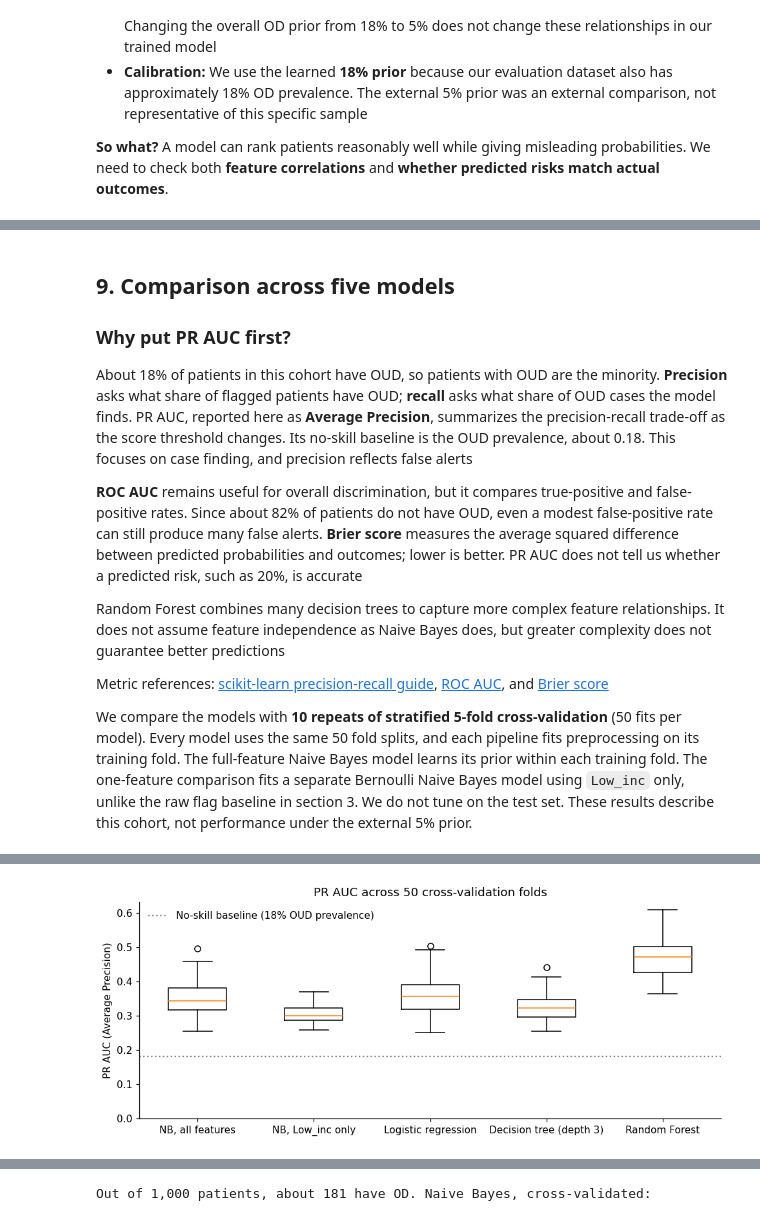
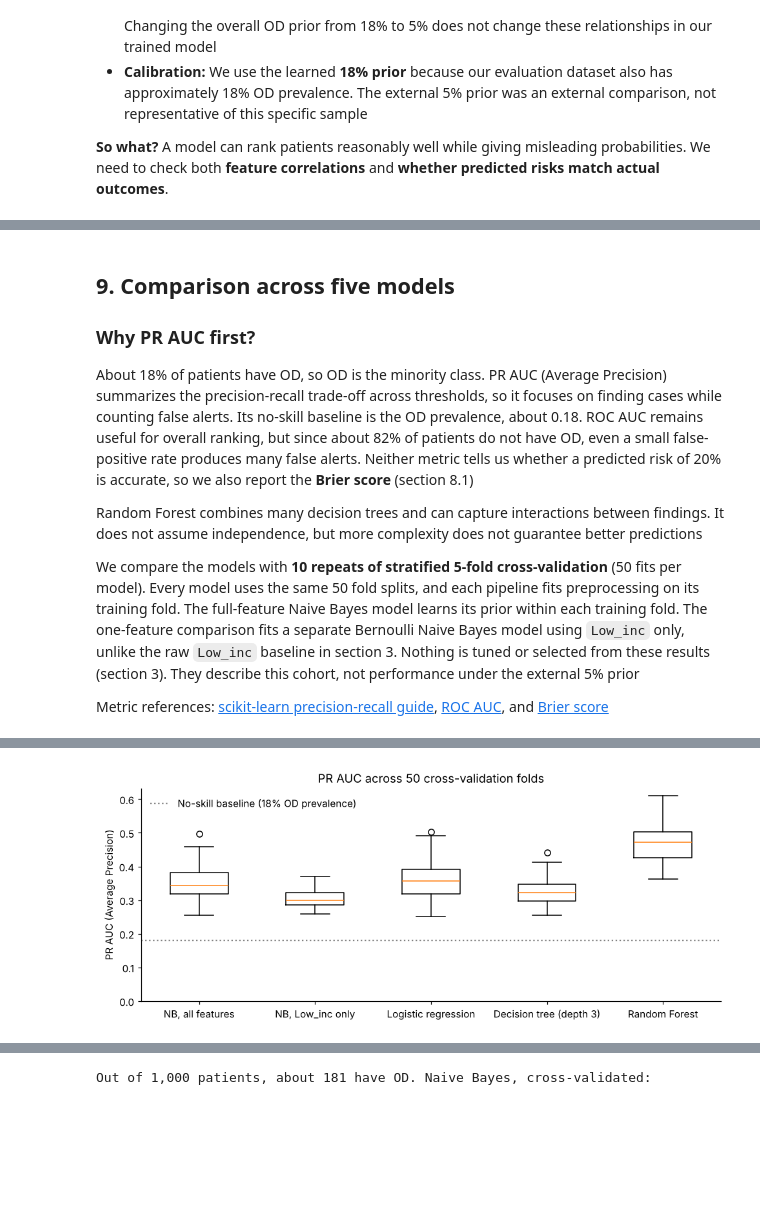
Before and after one commit to IE-ML-for-Healthcare/Bayesian-in-HC, a Jupyter notebook: 04_naive_bayes_opioid_demo_v2.ipynb, the cells around one changed output, grey strips where cells are left out. Drawn from its saved outputs; the diff is of its cells as text; code cells hidden in the pictures; blank space fills up the shorter version.

Commit message:
Implement code changes to enhance functionality and improve performance

```diff
--- a/04_naive_bayes_opioid_demo_v2.ipynb
+++ b/04_naive_bayes_opioid_demo_v2.ipynb
@@ -661,7 +667,7 @@ for a, j, name in [(ax[0], j_v, "V"), (ax[1], j_li, "Low_inc")]:
     for c, col, lab in [(1, C_OD, "OD"), (0, C_NO, "No OD")]:
         k, n = fc[c, j], nb_c[c]
         a.plot(xs, stats.beta(k + 1, n - k + 1).pdf(xs), color=col, lw=2, label=f"{lab}: Beta({k+1:.0f}, {n-k+1:.0f})")
-    a.set(title=f"Posterior belief about P({name}=1 | class)", xlabel="Share of patients with the flag"); a.legend(fontsize=8)
+    a.set(title=f"Posterior belief about P({name}=1 | class)", xlabel="Share of patients with the finding"); a.legend(fontsize=8)
 plt.tight_layout(); plt.show()
 # %% [output]
 Training counts | V: 12/136 OD patients vs 34/614 non-OD
@@ -1026,17 +1034,15 @@ plt.tight_layout(); plt.show()
 # %% [markdown]
 ## 9. Comparison across five models
 
-### Why put PR AUC first?
+### Why PR AUC first?
 
-About 18% of patients in this cohort have OUD, so patients with OUD are the minority. **Precision** asks what share of flagged patients have OUD; **recall** asks what share of OUD cases the model finds. PR AUC, reported here as **Average Precision**, summarizes the precision-recall trade-off as the score threshold changes. Its no-skill baseline is the OUD prevalence, about 0.18. This focuses on case finding, and precision reflects false alerts
+About 18% of patients have OD, so OD is the minority class. PR AUC (Average Precision) summarizes the precision-recall trade-off across thresholds, so it focuses on finding cases while counting false alerts. Its no-skill baseline is the OD prevalence, about 0.18. ROC AUC remains useful for overall ranking, but since about 82% of patients do not have OD, even a small false-positive rate produces many false alerts. Neither metric tells us whether a predicted risk of 20% is accurate, so we also report the **Brier score** (section 8.1)
 
-**ROC AUC** remains useful for overall discrimination, but it compares true-positive and false-positive rates. Since about 82% of patients do not have OUD, even a modest false-positive rate can still produce many false alerts. **Brier score** measures the average squared difference between predicted probabilities and outcomes; lower is better. PR AUC does not tell us whether a predicted risk, such as 20%, is accurate
+Random Forest combines many decision trees and can capture interactions between findings. It does not assume independence, but more complexity does not guarantee better predictions
 
-Random Forest combines many decision trees to capture more complex feature relationships. It does not assume feature independence as Naive Bayes does, but greater complexity does not guarantee better predictions
+We compare the models with **10 repeats of stratified 5-fold cross-validation** (50 fits per model). Every model uses the same 50 fold splits, and each pipeline fits preprocessing on its training fold. The full-feature Naive Bayes model learns its prior within each training fold. The one-feature comparison fits a separate Bernoulli Naive Bayes model using `Low_inc` only, unlike the raw `Low_inc` baseline in section 3. Nothing is tuned or selected from these results (section 3). They describe this cohort, not performance under the external 5% prior
 
 Metric references: [scikit-learn precision-recall guide](https://scikit-learn.org/stable/auto_examples/model_selection/plot_precision_recall.html), [ROC AUC](https://scikit-learn.org/stable/modules/generated/sklearn.metrics.roc_auc_score.html), and [Brier score](https://scikit-learn.org/stable/modules/generated/sklearn.metrics.brier_score_loss.html)
-
-We compare the models with **10 repeats of stratified 5-fold cross-validation** (50 fits per model). Every model uses the same 50 fold splits, and each pipeline fits preprocessing on its training fold. The full-feature Naive Bayes model learns its prior within each training fold. The one-feature comparison fits a separate Bernoulli Naive Bayes model using `Low_inc` only, unlike the raw flag baseline in section 3. We do not tune on the test set. These results describe this cohort, not performance under the external 5% prior.
 # %%
 models = {
     "NB, all features": nb_pipe,
@@ -1056,35 +1062,35 @@ rcv = RepeatedStratifiedKFold(n_splits=5, n_repeats=10, random_state=0)
 cv_splits = list(rcv.split(X, y))
 res = {n: cross_validate(m, X, y, cv=cv_splits,
                          scoring=["roc_auc", "average_precision", "neg_brier_score"])
        for n, m in models.items()}
 
 summary = pd.DataFrame({n: {"PR AUC (Average Precision)": r["test_average_precision"].mean(),
                             "PR AUC sd": r["test_average_precision"].std(),
                             "ROC AUC": r["test_roc_auc"].mean(),
                             "ROC AUC sd": r["test_roc_auc"].std(),
                             "Brier score (lower=better)": -r["test_neg_brier_score"].mean(),
                             "Brier score sd": r["test_neg_brier_score"].std()} for n, r in res.items()}).T
 display(summary.style.format(precision=3))
 
 fig, ax = plt.subplots(figsize=(9, 3.8))
 ax.boxplot([r["test_average_precision"] for r in res.values()])
 ax.set_xticks(range(1, len(res) + 1), list(res))
 baseline = y.mean()
 ax.axhline(baseline, c="grey", ls=":",
-           label=f"No-skill baseline ({baseline:.0%} OUD prevalence)")
+           label=f"No-skill baseline ({baseline:.0%} OD prevalence)")
 ax.set_ylim(bottom=0)
 ax.set(ylabel="PR AUC (Average Precision)",
        title="PR AUC across 50 cross-validation folds")
 ax.legend(frameon=False, loc="upper left")
 plt.tight_layout(); plt.show()
 # %% [output]
 |  | PR AUC (Average Precision) | PR AUC sd | ROC AUC | ROC AUC sd | Brier score (lower=better) | Brier score sd |
 | NB, all features | 0.354 | 0.048 | 0.692 | 0.049 | 0.145 | 0.011 |
 | NB, Low_inc only | 0.306 | 0.028 | 0.701 | 0.030 | 0.132 | 0.005 |
 | Logistic regression | 0.359 | 0.050 | 0.705 | 0.038 | 0.136 | 0.006 |
 | Decision tree (depth 3) | 0.325 | 0.040 | 0.711 | 0.040 | 0.137 | 0.007 |
 | Random Forest | 0.475 | 0.059 | 0.787 | 0.033 | 0.127 | 0.004 |
-[figure, old version]
+[figure, new version]
 # %% [markdown]
 **Takeaways**
 
```
Also changed, not shown: parts of 35 cells of this notebook.
